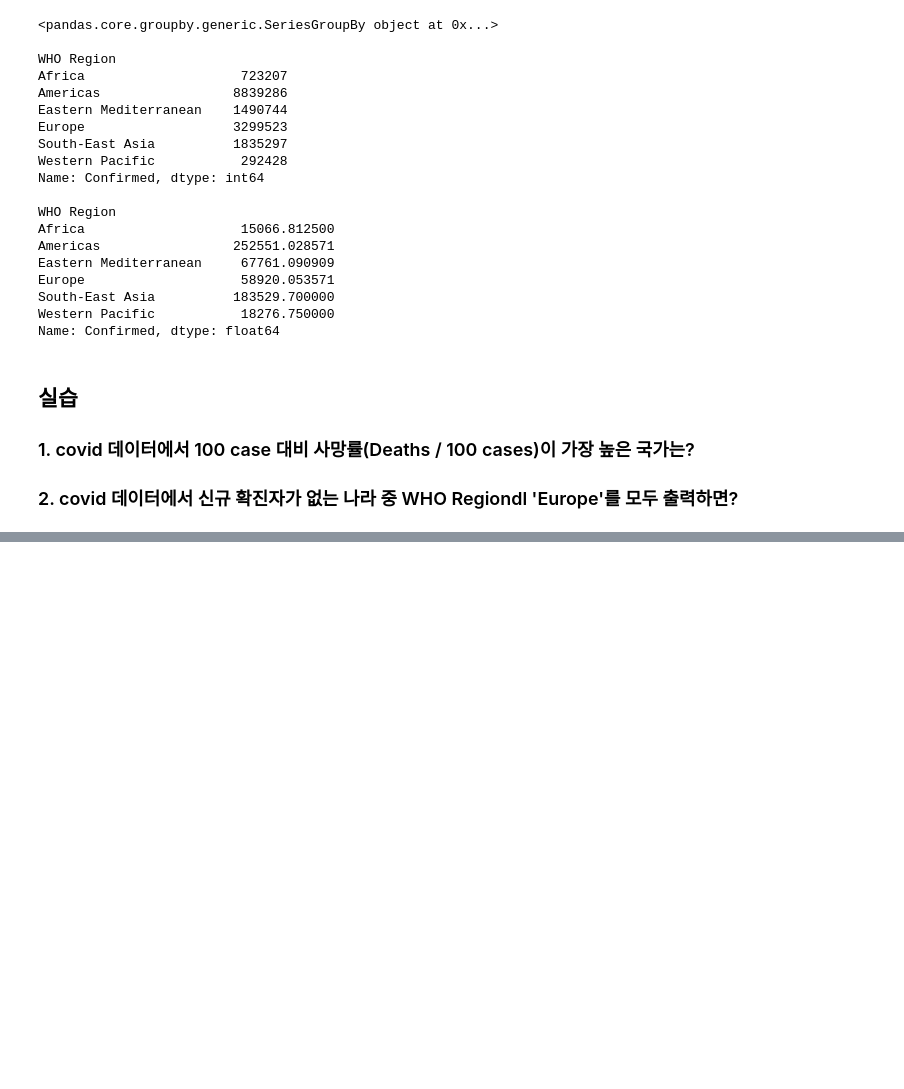
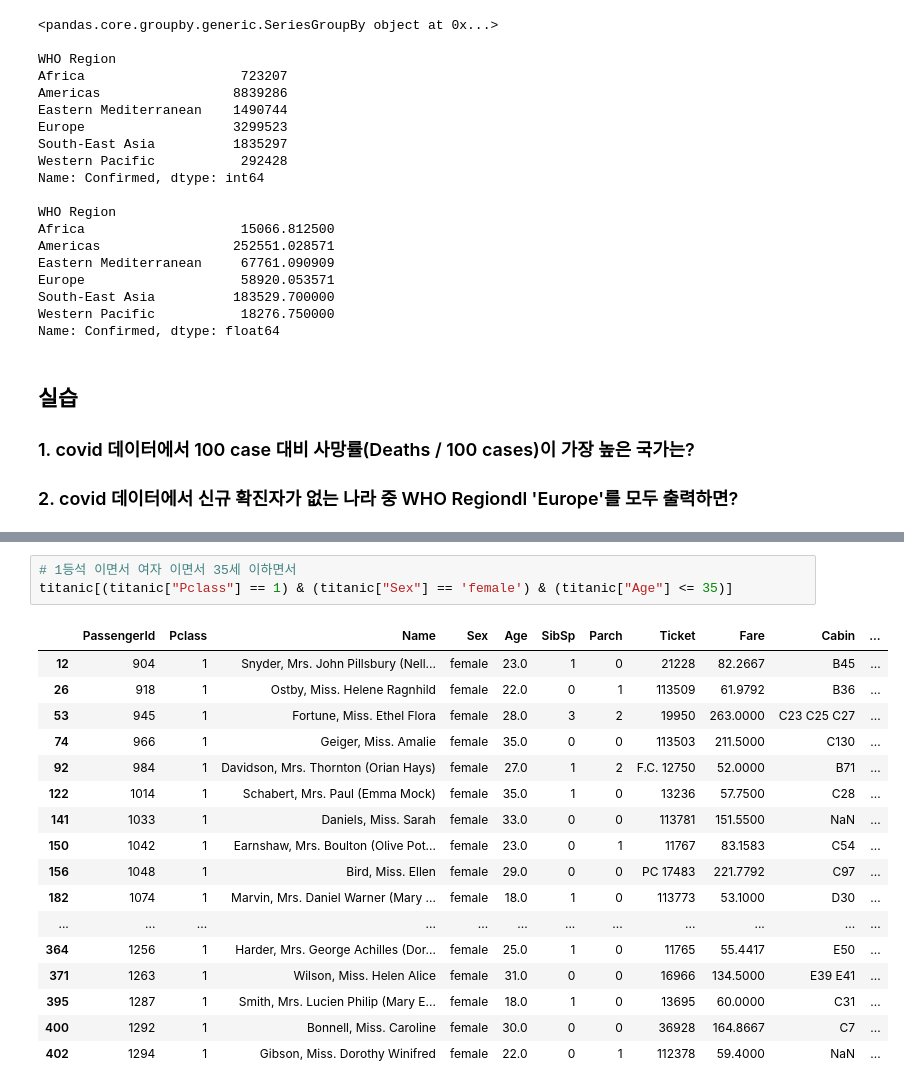
Before and after one commit to JitHoon/cnuai, a Jupyter notebook: julyEducation/week1_pandas.ipynb, the cells around one changed output, grey strips where cells are left out. Cells and saved outputs as stored; diff of their text form; blank space fills up the shorter version.

```diff
--- a/julyEducation/week1_pandas.ipynb
+++ b/julyEducation/week1_pandas.ipynb
@@ -381,0 +485,21 @@ Name: Confirmed, dtype: float64
+# %%
+# 1등석 이면서 여자 이면서 35세 이하면서
+titanic[(titanic["Pclass"] == 1) & (titanic["Sex"] == 'female') & (titanic["Age"] <= 35)]
+# %% [output]
+|  | PassengerId | Pclass | Name | Sex | Age | SibSp | Parch | Ticket | Fare | Cabin | ... |
+| 12 | 904 | 1 | Snyder, Mrs. John Pillsbury (Nell... | female | 23.0 | 1 | 0 | 21228 | 82.2667 | B45 | ... |
+| 26 | 918 | 1 | Ostby, Miss. Helene Ragnhild | female | 22.0 | 0 | 1 | 113509 | 61.9792 | B36 | ... |
+| 53 | 945 | 1 | Fortune, Miss. Ethel Flora | female | 28.0 | 3 | 2 | 19950 | 263.0000 | C23 C25 C27 | ... |
+| 74 | 966 | 1 | Geiger, Miss. Amalie | female | 35.0 | 0 | 0 | 113503 | 211.5000 | C130 | ... |
+| 92 | 984 | 1 | Davidson, Mrs. Thornton (Orian Hays) | female | 27.0 | 1 | 2 | F.C. 12750 | 52.0000 | B71 | ... |
+| 122 | 1014 | 1 | Schabert, Mrs. Paul (Emma Mock) | female | 35.0 | 1 | 0 | 13236 | 57.7500 | C28 | ... |
+| 141 | 1033 | 1 | Daniels, Miss. Sarah | female | 33.0 | 0 | 0 | 113781 | 151.5500 | NaN | ... |
+| 150 | 1042 | 1 | Earnshaw, Mrs. Boulton (Olive Pot... | female | 23.0 | 0 | 1 | 11767 | 83.1583 | C54 | ... |
+| 156 | 1048 | 1 | Bird, Miss. Ellen | female | 29.0 | 0 | 0 | PC 17483 | 221.7792 | C97 | ... |
+| 182 | 1074 | 1 | Marvin, Mrs. Daniel Warner (Mary ... | female | 18.0 | 1 | 0 | 113773 | 53.1000 | D30 | ... |
+| ... | ... | ... | ... | ... | ... | ... | ... | ... | ... | ... | ... |
+| 364 | 1256 | 1 | Harder, Mrs. George Achilles (Dor... | female | 25.0 | 1 | 0 | 11765 | 55.4417 | E50 | ... |
+| 371 | 1263 | 1 | Wilson, Miss. Helen Alice | female | 31.0 | 0 | 0 | 16966 | 134.5000 | E39 E41 | ... |
+| 395 | 1287 | 1 | Smith, Mrs. Lucien Philip (Mary E... | female | 18.0 | 1 | 0 | 13695 | 60.0000 | C31 | ... |
+| 400 | 1292 | 1 | Bonnell, Miss. Caroline | female | 30.0 | 0 | 0 | 36928 | 164.8667 | C7 | ... |
+| 402 | 1294 | 1 | Gibson, Miss. Dorothy Winifred | female | 22.0 | 0 | 1 | 112378 | 59.4000 | NaN | ... |
```
Also changed, not shown: parts of 12 cells of this notebook, 6 other files.
